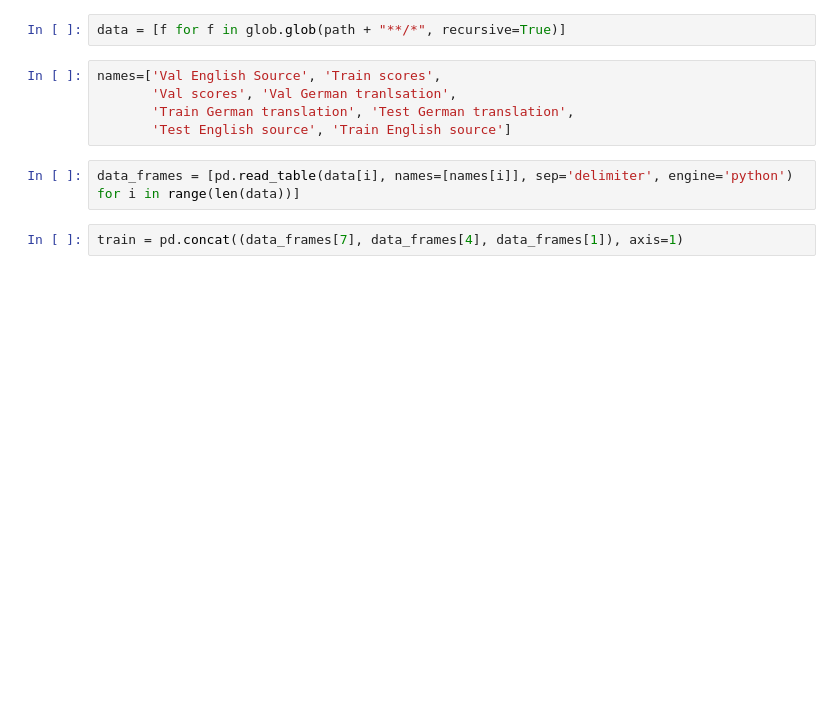
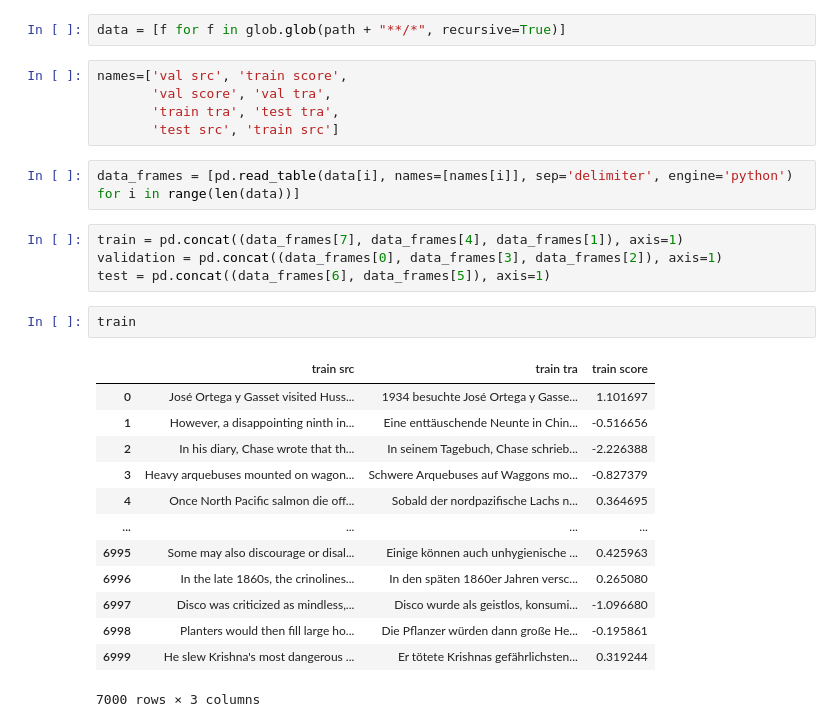
Before and after one commit to mdelaf1995/sentence_level_qe_ffl, a Jupyter notebook: exploration/theo_explo.ipynb, the cells around one changed output. Saved outputs shown, nothing was run; the diff lists cells and outputs as text; blank space fills up the shorter version.

```diff
--- a/exploration/theo_explo.ipynb
+++ b/exploration/theo_explo.ipynb
@@ -12,12 +12,30 @@ os.path.dirname(os.getcwd())
 # %%
 data = [f for f in glob.glob(path + "**/*", recursive=True)]
-# %%
-names=['Val English Source', 'Train scores',
-       'Val scores', 'Val German tranlsation',
-       'Train German translation', 'Test German translation',
-       'Test English source', 'Train English source']
+# %%
+names=['val src', 'train score',
+       'val score', 'val tra',
+       'train tra', 'test tra',
+       'test src', 'train src']
 # %%
 data_frames = [pd.read_table(data[i], names=[names[i]], sep='delimiter', engine='python') for i in range(len(data))]
 # %%
 train = pd.concat((data_frames[7], data_frames[4], data_frames[1]), axis=1)
+validation = pd.concat((data_frames[0], data_frames[3], data_frames[2]), axis=1)
+test = pd.concat((data_frames[6], data_frames[5]), axis=1)
+# %%
+train
+# %% [output]
+|  | train src | train tra | train score |
+| 0 | José Ortega y Gasset visited Huss... | 1934 besuchte José Ortega y Gasse... | 1.101697 |
+| 1 | However, a disappointing ninth in... | Eine enttäuschende Neunte in Chin... | -0.516656 |
+| 2 | In his diary, Chase wrote that th... | In seinem Tagebuch, Chase schrieb... | -2.226388 |
+| 3 | Heavy arquebuses mounted on wagon... | Schwere Arquebuses auf Waggons mo... | -0.827379 |
+| 4 | Once North Pacific salmon die off... | Sobald der nordpazifische Lachs n... | 0.364695 |
+| ... | ... | ... | ... |
+| 6995 | Some may also discourage or disal... | Einige können auch unhygienische ... | 0.425963 |
+| 6996 | In the late 1860s, the crinolines... | In den späten 1860er Jahren versc... | 0.265080 |
+| 6997 | Disco was criticized as mindless,... | Disco wurde als geistlos, konsumi... | -1.096680 |
+| 6998 | Planters would then fill large ho... | Die Pflanzer würden dann große He... | -0.195861 |
+| 6999 | He slew Krishna's most dangerous ... | Er tötete Krishnas gefährlichsten... | 0.319244 |
+7000 rows × 3 columns
 # %%
```
Also changed, not shown: parts of 13 cells of this notebook.
